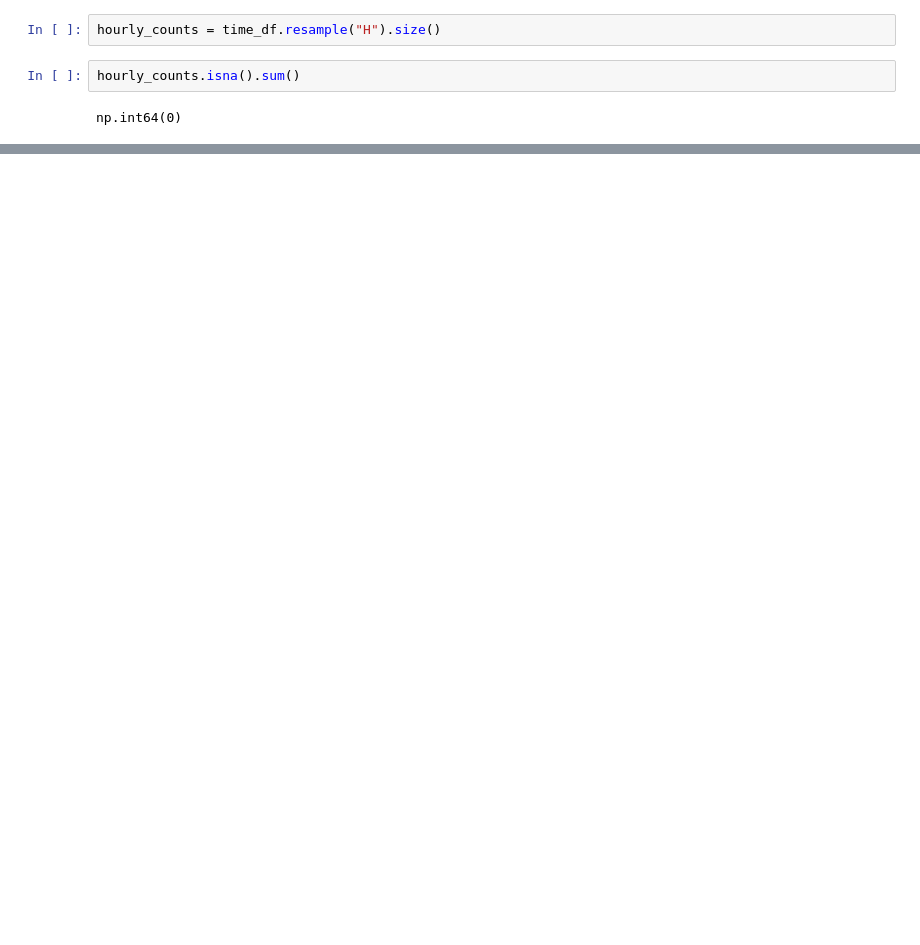
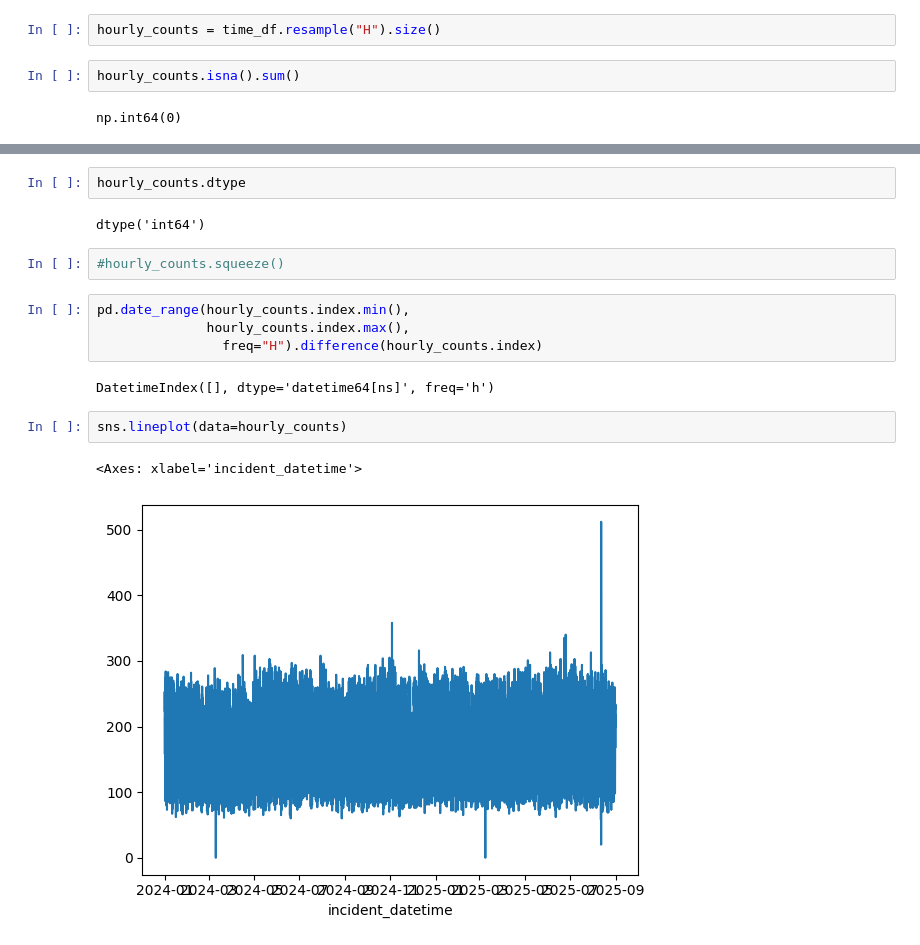
Before and after one commit to utkuseyithanoglu/practice_final, a Jupyter notebook: utku folder/final_df_ml_learning.ipynb, the cells around one changed output, grey strips where cells are left out. Drawn from its saved outputs; the diff is of its cells as text; blank space fills up the shorter version.

```diff
--- a/utku folder/final_df_ml_learning.ipynb
+++ b/utku folder/final_df_ml_learning.ipynb
@@ -306,0 +424,17 @@ sns.lineplot(data=hourly_counts)
+# %%
+hourly_counts.dtype
+# %% [output]
+dtype('int64')
+# %%
+#hourly_counts.squeeze()
+# %%
+pd.date_range(hourly_counts.index.min(),
+              hourly_counts.index.max(),
+                freq="H").difference(hourly_counts.index)
+# %% [output]
+DatetimeIndex([], dtype='datetime64[ns]', freq='h')
+# %%
+sns.lineplot(data=hourly_counts)
+# %% [output]
+<Axes: xlabel='incident_datetime'>
+[figure, added]
```
Also changed, not shown: parts of 108 cells of this notebook.
